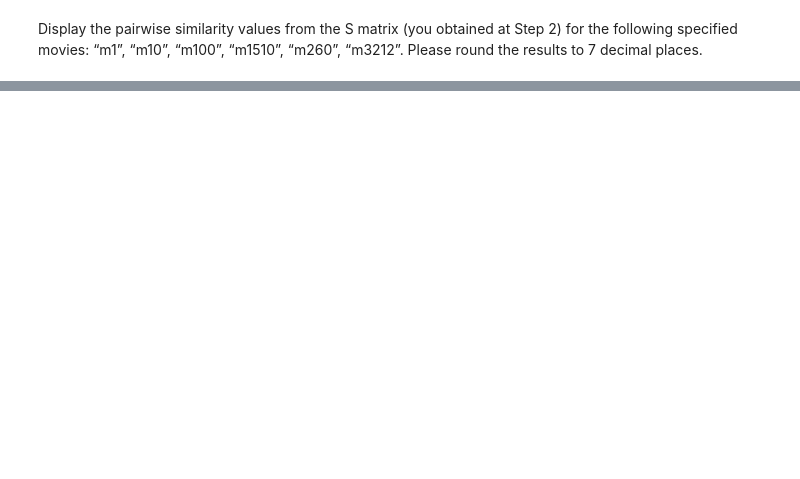
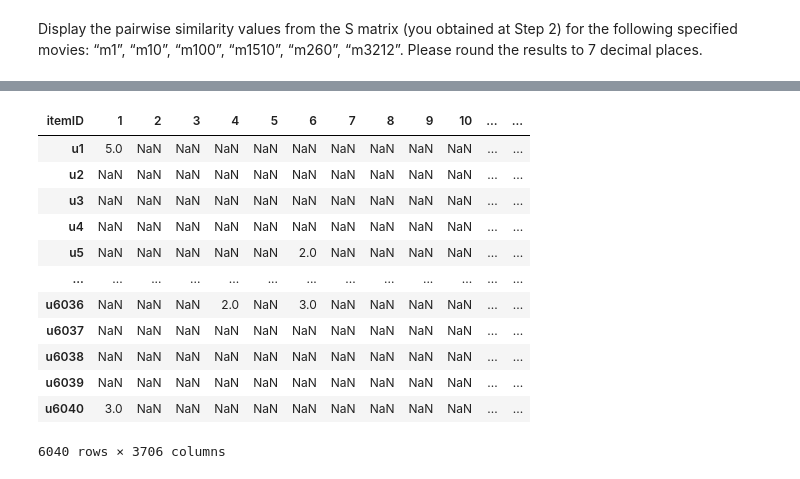
Before and after one commit to zelal-Eizaldeen/project2_Walmart_Price_Prediction, a Jupyter notebook: project4_3113_zelalae2.ipynb, the cells around one changed output, grey strips where cells are left out. Cells and saved outputs as stored; diff of their text form; code cells hidden in the pictures; blank space fills up the shorter version.

```diff
--- a/project4_3113_zelalae2.ipynb
+++ b/project4_3113_zelalae2.ipynb
@@ -544,3 +563,21 @@ def keep_top_n(df, n):
     return df.where(df.ge(row_thresholds, axis=0))      # Keep values >= Nth largest; set others to NaN
 
 s_matrix_top30 = keep_top_n(s_matrix_new, 30)
+# %%
+rating_matrix.index = ['u' + str(item) for item in rating_matrix.index.tolist()]
+# %%
+rating_matrix
+# %% [output]
+| itemID | 1 | 2 | 3 | 4 | 5 | 6 | 7 | 8 | 9 | 10 | ... | ... |
+| u1 | 5.0 | NaN | NaN | NaN | NaN | NaN | NaN | NaN | NaN | NaN | ... | ... |
+| u2 | NaN | NaN | NaN | NaN | NaN | NaN | NaN | NaN | NaN | NaN | ... | ... |
+| u3 | NaN | NaN | NaN | NaN | NaN | NaN | NaN | NaN | NaN | NaN | ... | ... |
+| u4 | NaN | NaN | NaN | NaN | NaN | NaN | NaN | NaN | NaN | NaN | ... | ... |
+| u5 | NaN | NaN | NaN | NaN | NaN | 2.0 | NaN | NaN | NaN | NaN | ... | ... |
+| ... | ... | ... | ... | ... | ... | ... | ... | ... | ... | ... | ... | ... |
+| u6036 | NaN | NaN | NaN | 2.0 | NaN | 3.0 | NaN | NaN | NaN | NaN | ... | ... |
+| u6037 | NaN | NaN | NaN | NaN | NaN | NaN | NaN | NaN | NaN | NaN | ... | ... |
+| u6038 | NaN | NaN | NaN | NaN | NaN | NaN | NaN | NaN | NaN | NaN | ... | ... |
+| u6039 | NaN | NaN | NaN | NaN | NaN | NaN | NaN | NaN | NaN | NaN | ... | ... |
+| u6040 | 3.0 | NaN | NaN | NaN | NaN | NaN | NaN | NaN | NaN | NaN | ... | ... |
+6040 rows × 3706 columns
```
Also changed, not shown: parts of 15 cells of this notebook.
